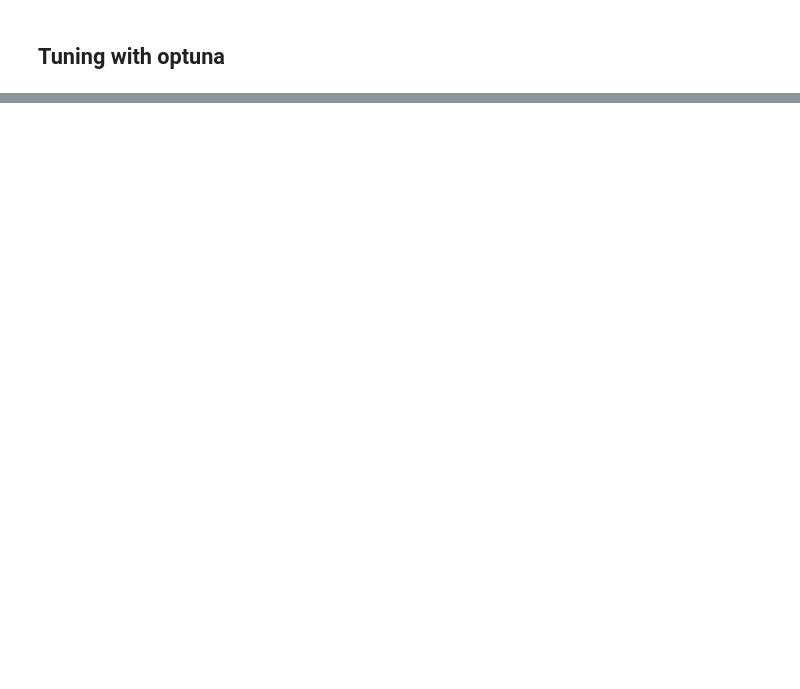
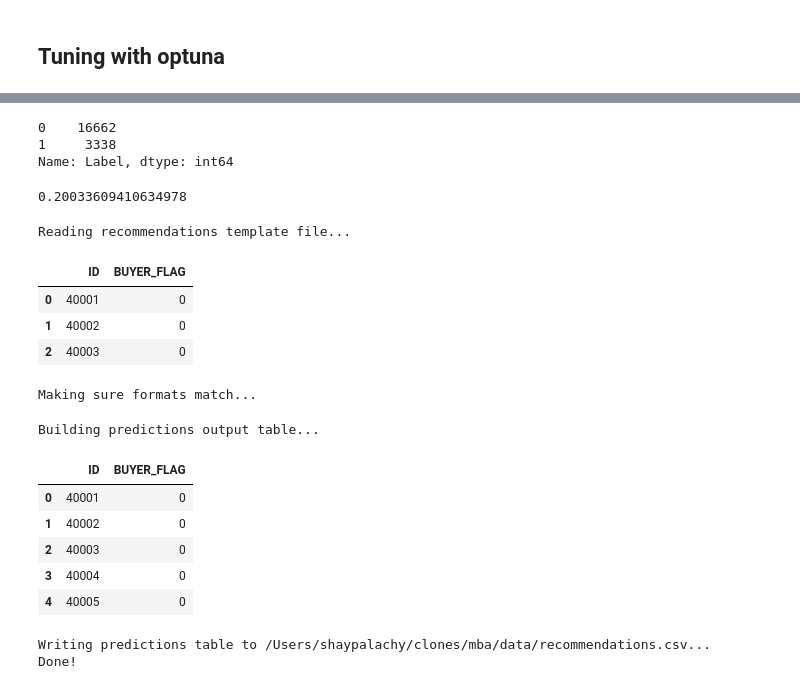
Before and after one commit to shaypal5/mba_ds_project, a Jupyter notebook: notebooks/pycaret_play.ipynb, the cells around one changed output, grey strips where cells are left out. Saved outputs shown, nothing was run; the diff lists cells and outputs as text; code cells hidden in the pictures; blank space fills up the shorter version.

```diff
--- a/notebooks/pycaret_play.ipynb
+++ b/notebooks/pycaret_play.ipynb
@@ -594,0 +482,2 @@ tuned_gbc_res = predict_model(tuned_gbc)
+# %%
+pred_y = pred_res['Label']
@@ -594,0 +500,52 @@ tuned_gbc_res = predict_model(tuned_gbc)
+# %%
+pred_y.value_counts()
+# %% [output]
+0    16662
+1     3338
+Name: Label, dtype: int64
+# %%
+3338 / 16662
+# %% [output]
+0.20033609410634978
+# %%
+print("Reading recommendations template file...")
+output_df = pd.read_csv(get_recommendations_template_fpath())
+# %% [output]
+Reading recommendations template file...
+# %%
+output_df.head(3)
+# %% [output]
+|  | ID | BUYER_FLAG |
+| 0 | 40001 | 0 |
+| 1 | 40002 | 0 |
+| 2 | 40003 | 0 |
+# %%
+print("Making sure formats match...")
+assert len(pred_y) == len(output_df)
+assert list(input_df.index) == list(output_df[Column.ID])
+# %% [output]
+Making sure formats match...
+# %%
+print("Building predictions output table...")
+output_df[Column.BUYER_FLAG] = list(pred_y)
+assert list(output_df[Column.BUYER_FLAG]) == list(pred_y)
+assert sum(output_df[Column.BUYER_FLAG]) == sum(pred_y)
+# %% [output]
+Building predictions output table...
+# %%
+output_df.head()
+# %% [output]
+|  | ID | BUYER_FLAG |
+| 0 | 40001 | 0 |
+| 1 | 40002 | 0 |
+| 2 | 40003 | 0 |
+| 3 | 40004 | 0 |
+| 4 | 40005 | 0 |
+# %%
+output_fpath = get_recommendations_fpath()
+print(f"Writing predictions table to {output_fpath}...")
+output_df.to_csv(output_fpath, index=False)
+print("Done!")
+# %% [output]
+Writing predictions table to /Users/shaypalachy/clones/mba/data/recommendations.csv...
+Done!
```
Also changed, not shown: parts of 36 cells of this notebook, 12 other files.
